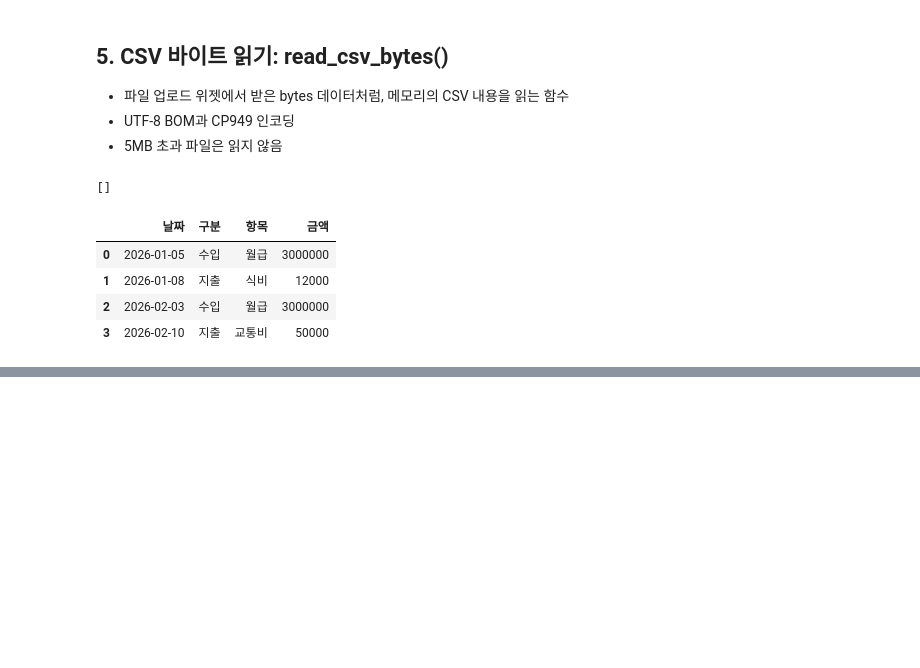
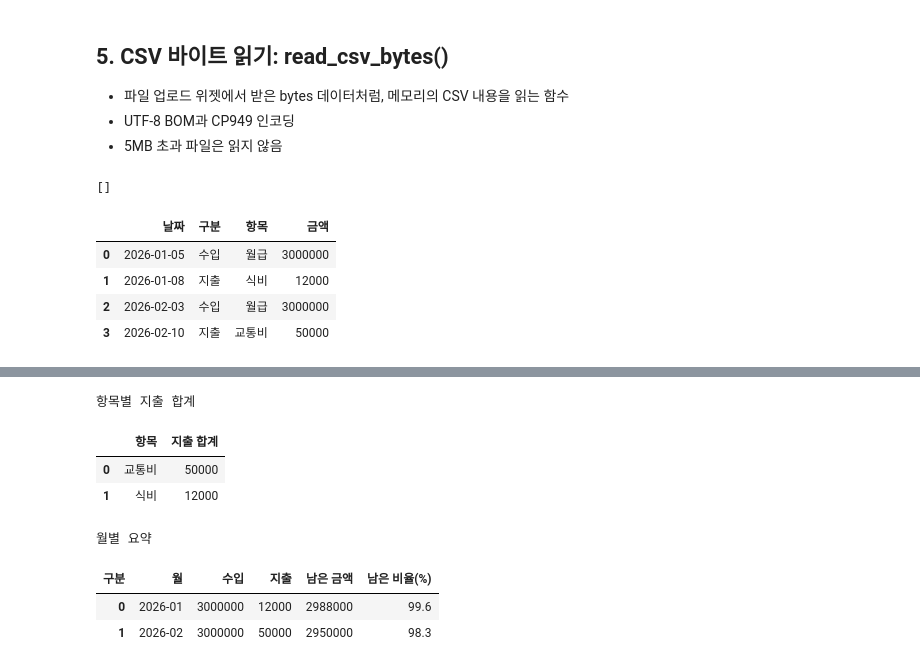
Before and after one commit to hyeonn31/Project_Ubion, a Jupyter notebook: 01. 프로그래밍 기초/50. Project/00. 나의 입출금 시스템 만들기/finance_transactions_practice.ipynb, the cells around one changed output, grey strips where cells are left out. Cells and saved outputs as stored; diff of their text form; code cells hidden in the pictures; blank space fills up the shorter version.

```diff
--- a/01. 프로그래밍 기초/50. Project/00. 나의 입출금 시스템 만들기/finance_transactions_practice.ipynb
+++ b/01. 프로그래밍 기초/50. Project/00. 나의 입출금 시스템 만들기/finance_transactions_practice.ipynb
@@ -303,0 +349,48 @@ display(read_back)
+# %%
+# 항목별 지출 합계, 월별 요약 두 개를 반환
+def summarize(frame: pd.DataFrame) -> tuple[pd.DataFrame, pd.DataFrame]:
+    # 지출만 남기기
+    mask = frame["구분"] == "지출"
+    expenses = frame[mask]
+
+    # 항목별 지출 합계 → 큰 금액부터
+    categories = (
+        expenses.groupby("항목")["금액"].sum()
+        .sort_values(ascending=False)
+        .rename("지출 합계")
+        .reset_index()                  # Series → 표
+    )
+
+    # 월별 수입/지출 합계 (행=월, 열=구분)
+    monthly = frame.pivot_table(
+        index="월",
+        columns="구분",
+        values="금액",
+        aggfunc="sum",
+        fill_value=0,        # 빈 칸은 0
+    )
+    # 수입이나 지출 열이 없어도 0으로 만들어 두기
+    monthly = monthly.reindex(columns=["수입", "지출"], fill_value=0)
+
+    monthly["남은 금액"] = monthly["수입"] - monthly["지출"]
+    # 수입 0원이면 0으로 나누지 않게 NaN으로
+    monthly["남은 비율(%)"] = (monthly["남은 금액"] / monthly["수입"].replace(0, np.nan) * 100).round(1)
+
+    monthly = monthly.reset_index()
+    return categories, monthly           # 두 개 반환 (튜플)
+
+
+categories, monthly = summarize(featured)   # 두 개를 각각 받기
+print("항목별 지출 합계")
+display(categories)
+print("월별 요약")
+display(monthly)
+# %% [output]
+항목별 지출 합계
+|  | 항목 | 지출 합계 |
+| 0 | 교통비 | 50000 |
+| 1 | 식비 | 12000 |
+월별 요약
+| 구분 | 월 | 수입 | 지출 | 남은 금액 | 남은 비율(%) |
+| 0 | 2026-01 | 3000000 | 12000 | 2988000 | 99.6 |
+| 1 | 2026-02 | 3000000 | 50000 | 2950000 | 98.3 |
```
Also changed, not shown: parts of 16 cells of this notebook, 3 other files.
